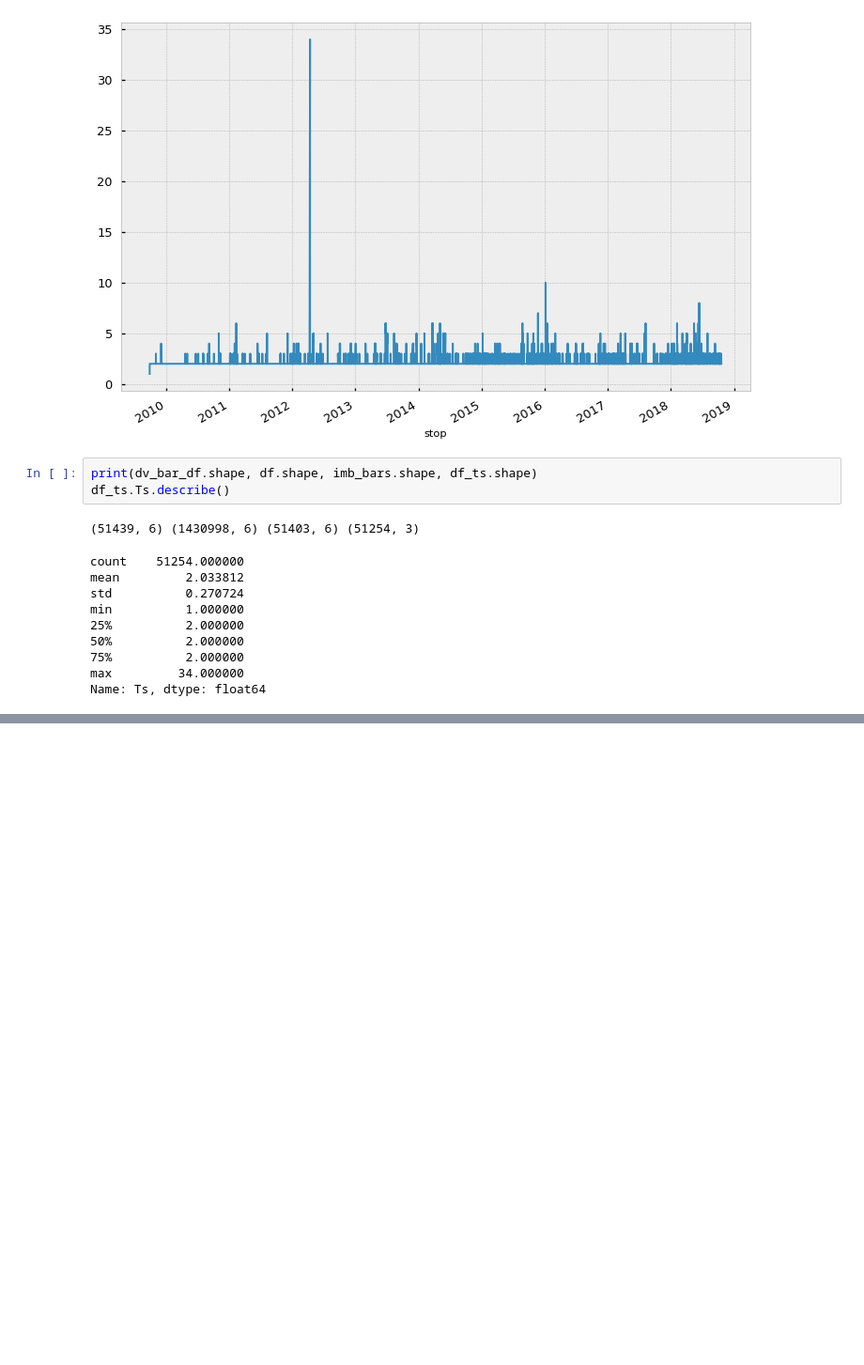
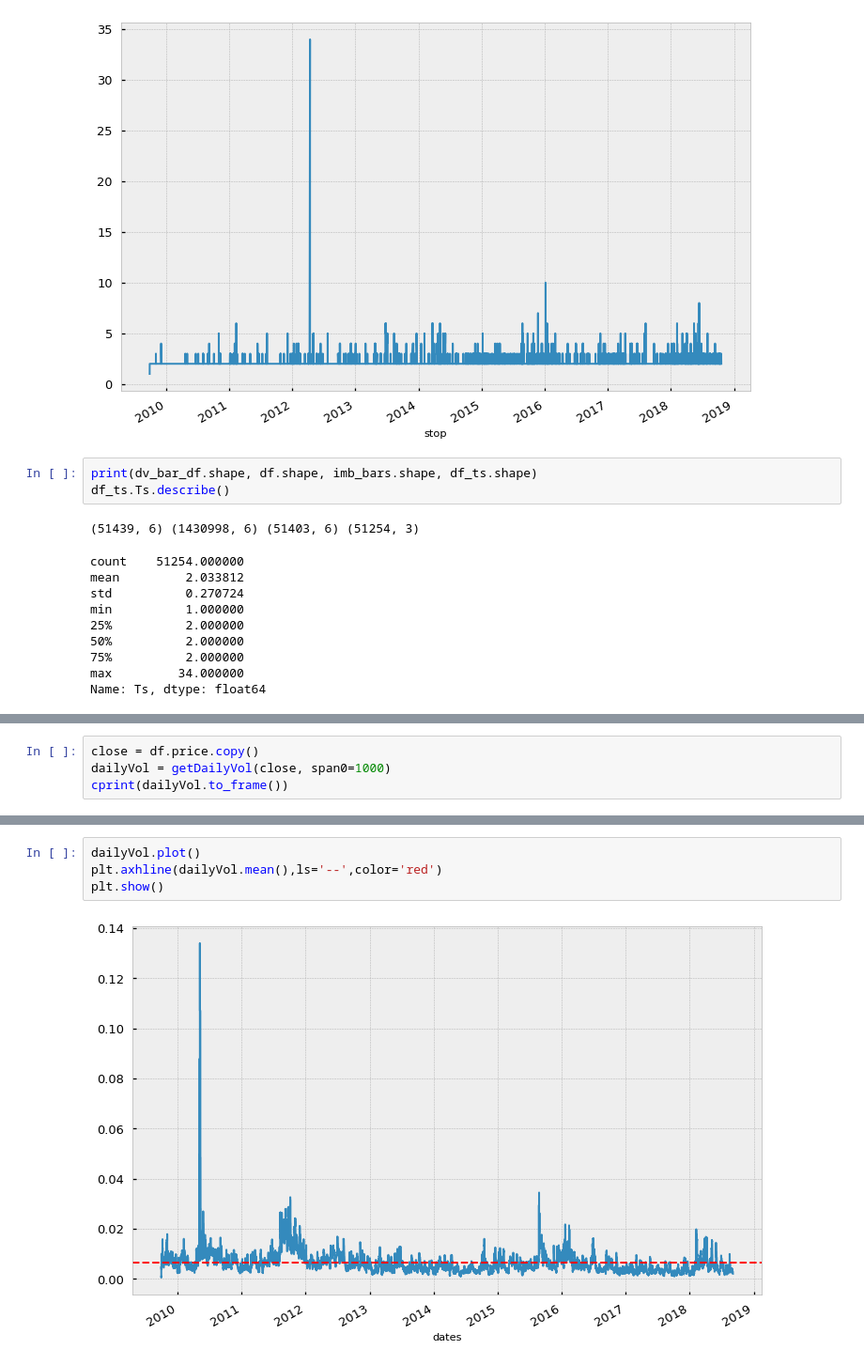
Before and after one commit to Dynami/Adv_Fin_ML_Exercises, a Jupyter notebook: notebooks/trying/test_01.ipynb, the cells around one changed output, grey strips where cells are left out. Shown at 94% size. Saved outputs shown, nothing was run; the diff lists cells and outputs as text; blank space fills up the shorter version.

```diff
--- a/notebooks/trying/test_01.ipynb
+++ b/notebooks/trying/test_01.ipynb
@@ -230,0 +237,4 @@ None
+# %%
+close = df.price.copy()
+dailyVol = getDailyVol(close, span0=1000)
+cprint(dailyVol.to_frame())
@@ -230,0 +261,6 @@ None
+# %%
+dailyVol.plot()
+plt.axhline(dailyVol.mean(),ls='--',color='red')
+plt.show()
+# %% [output]
+[figure, added]
```
Also changed, not shown: parts of 13 cells of this notebook, 1 other file.
